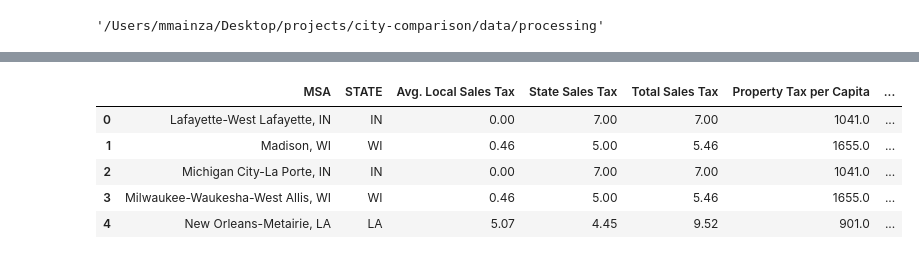
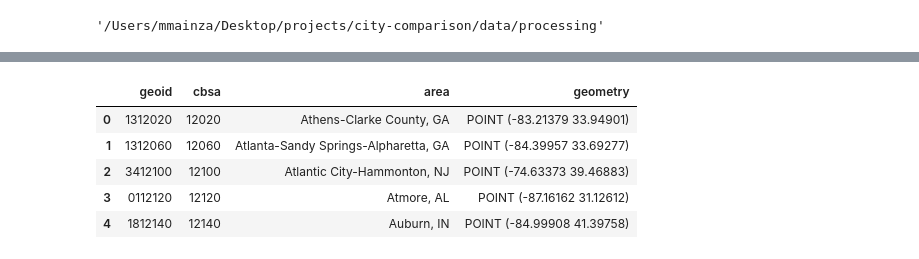
Before and after one commit to mmainzer/city-comparison, a Jupyter notebook: data/processing/msaMap.ipynb, the cells around one changed output, grey strips where cells are left out. Cells and saved outputs as stored; diff of their text form; code cells hidden in the pictures.

```diff
--- a/data/processing/msaMap.ipynb
+++ b/data/processing/msaMap.ipynb
@@ -49,11 +40,11 @@ data.to_file('../../../data/spatial/msa/usMsaCentroids.geojson', driver="GeoJSON
 # %%
 msa = gpd.read_file('../../../data/spatial/msa/usMsaCentroids.geojson')
 # %%
-data.head()
+msa.head()
 # %% [output]
-|  | MSA | STATE | Avg. Local Sales Tax | State Sales Tax | Total Sales Tax | Property Tax per Capita | ... |
-| 0 | Lafayette-West Lafayette, IN | IN | 0.00 | 7.00 | 7.00 | 1041.0 | ... |
-| 1 | Madison, WI | WI | 0.46 | 5.00 | 5.46 | 1655.0 | ... |
-| 2 | Michigan City-La Porte, IN | IN | 0.00 | 7.00 | 7.00 | 1041.0 | ... |
-| 3 | Milwaukee-Waukesha-West Allis, WI | WI | 0.46 | 5.00 | 5.46 | 1655.0 | ... |
-| 4 | New Orleans-Metairie, LA | LA | 5.07 | 4.45 | 9.52 | 901.0 | ... |
+|  | geoid | cbsa | area | geometry |
+| 0 | 1312020 | 12020 | Athens-Clarke County, GA | POINT (-83.21379 33.94901) |
+| 1 | 1312060 | 12060 | Atlanta-Sandy Springs-Alpharetta, GA | POINT (-84.39957 33.69277) |
+| 2 | 3412100 | 12100 | Atlantic City-Hammonton, NJ | POINT (-74.63373 39.46883) |
+| 3 | 0112120 | 12120 | Atmore, AL | POINT (-87.16162 31.12612) |
+| 4 | 1812140 | 12140 | Auburn, IN | POINT (-84.99908 41.39758) |
```
Also changed, not shown: parts of 4 cells of this notebook, 24 other files.
